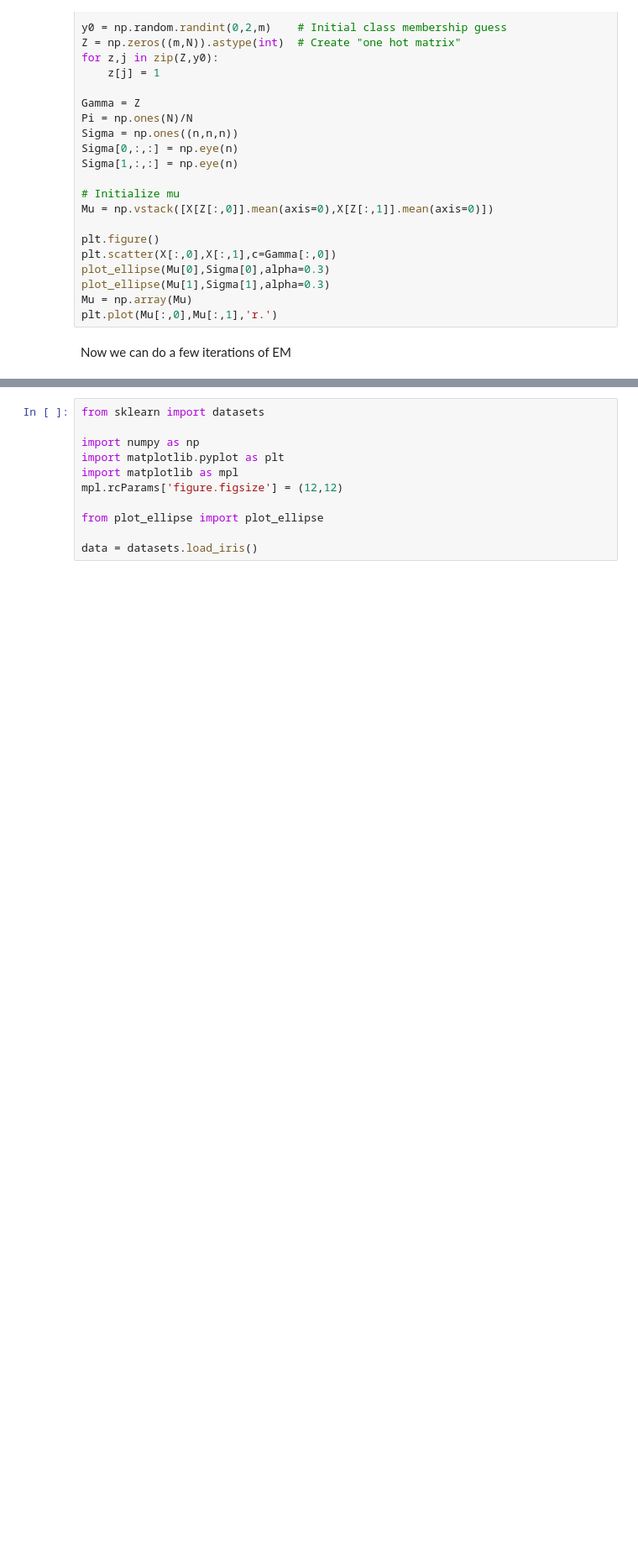
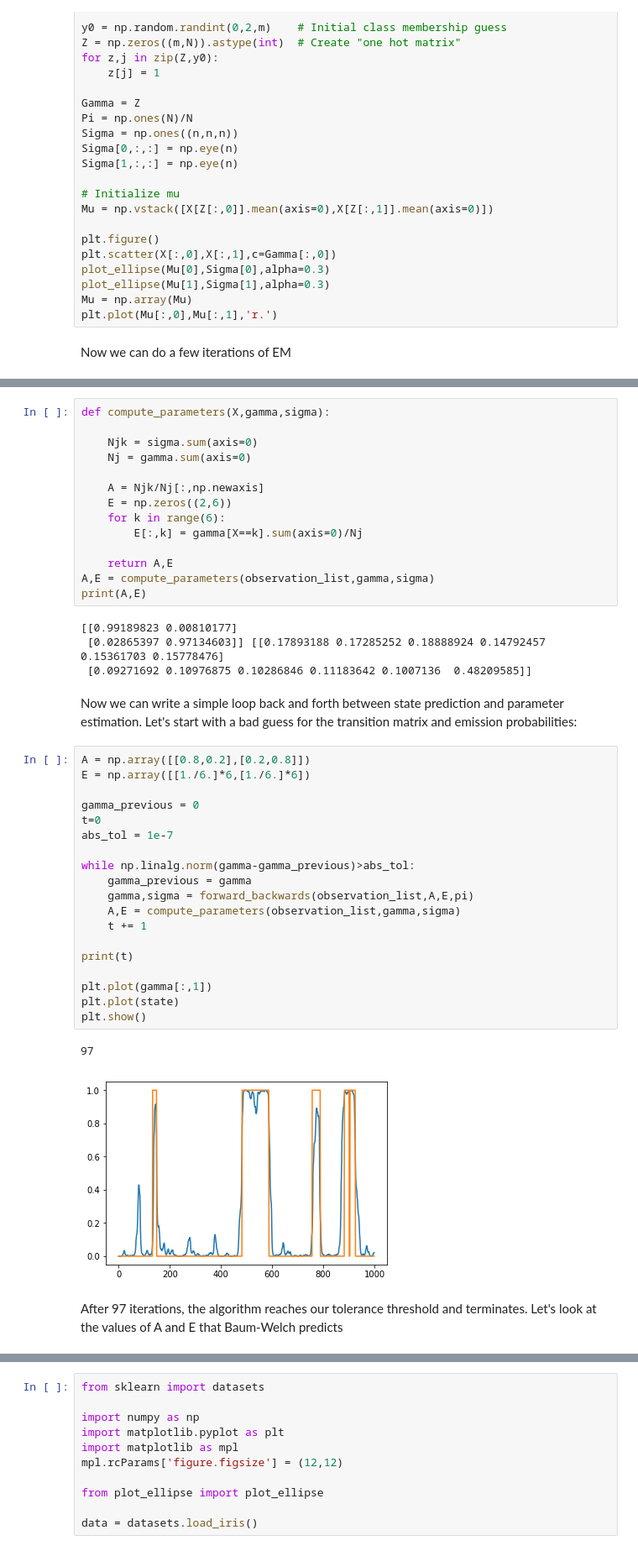
Before and after one commit to UMT-CS447-547-Fall-2018/Lecture_Notes, a Jupyter notebook: 10_expectation_maximization.ipynb, the cells around one changed output, grey strips where cells are left out. Shown: that part at 84% size. Drawn from its saved outputs; the diff is of its cells as text; blank space fills up the shorter version.

```diff
--- a/10_expectation_maximization.ipynb
+++ b/10_expectation_maximization.ipynb
@@ -199,0 +304,44 @@ for i in range(3):
+# %%
+def compute_parameters(X,gamma,sigma):
+
+    Njk = sigma.sum(axis=0)
+    Nj = gamma.sum(axis=0)
+
+    A = Njk/Nj[:,np.newaxis]
+    E = np.zeros((2,6))
+    for k in range(6):
+        E[:,k] = gamma[X==k].sum(axis=0)/Nj
+
+    return A,E
+A,E = compute_parameters(observation_list,gamma,sigma)
+print(A,E)
+# %% [output]
+[[0.99189823 0.00810177]
+ [0.02865397 0.97134603]] [[0.17893188 0.17285252 0.18888924 0.14792457 0.15361703 0.15778476]
+ [0.09271692 0.10976875 0.10286846 0.11183642 0.1007136  0.48209585]]
+# %% [markdown]
+Now we can write a simple loop back and forth between state prediction and parameter estimation.  Let's start with a bad guess for the transition matrix and emission probabilities:
+# %%
+A = np.array([[0.8,0.2],[0.2,0.8]])
+E = np.array([[1./6.]*6,[1./6.]*6])
+
+gamma_previous = 0
+t=0
+abs_tol = 1e-7
+
+while np.linalg.norm(gamma-gamma_previous)>abs_tol:
+    gamma_previous = gamma
+    gamma,sigma = forward_backwards(observation_list,A,E,pi)
+    A,E = compute_parameters(observation_list,gamma,sigma)
+    t += 1
+
+print(t)
+
+plt.plot(gamma[:,1])
+plt.plot(state)
+plt.show()
+# %% [output]
+97
+[figure, added]
+# %% [markdown]
+After 97 iterations, the algorithm reaches our tolerance threshold and terminates.  Let's look at the values of A and E that Baum-Welch predicts
```
Also changed, not shown: parts of 10 cells of this notebook.
